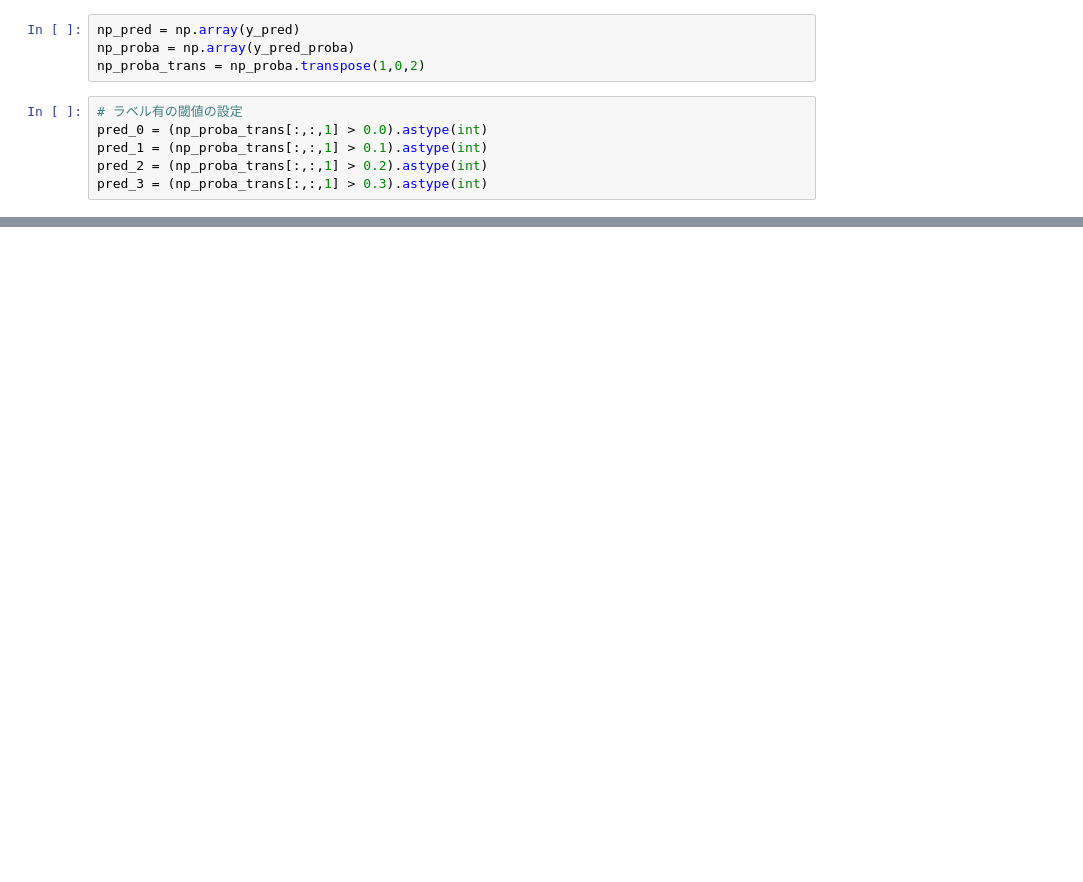
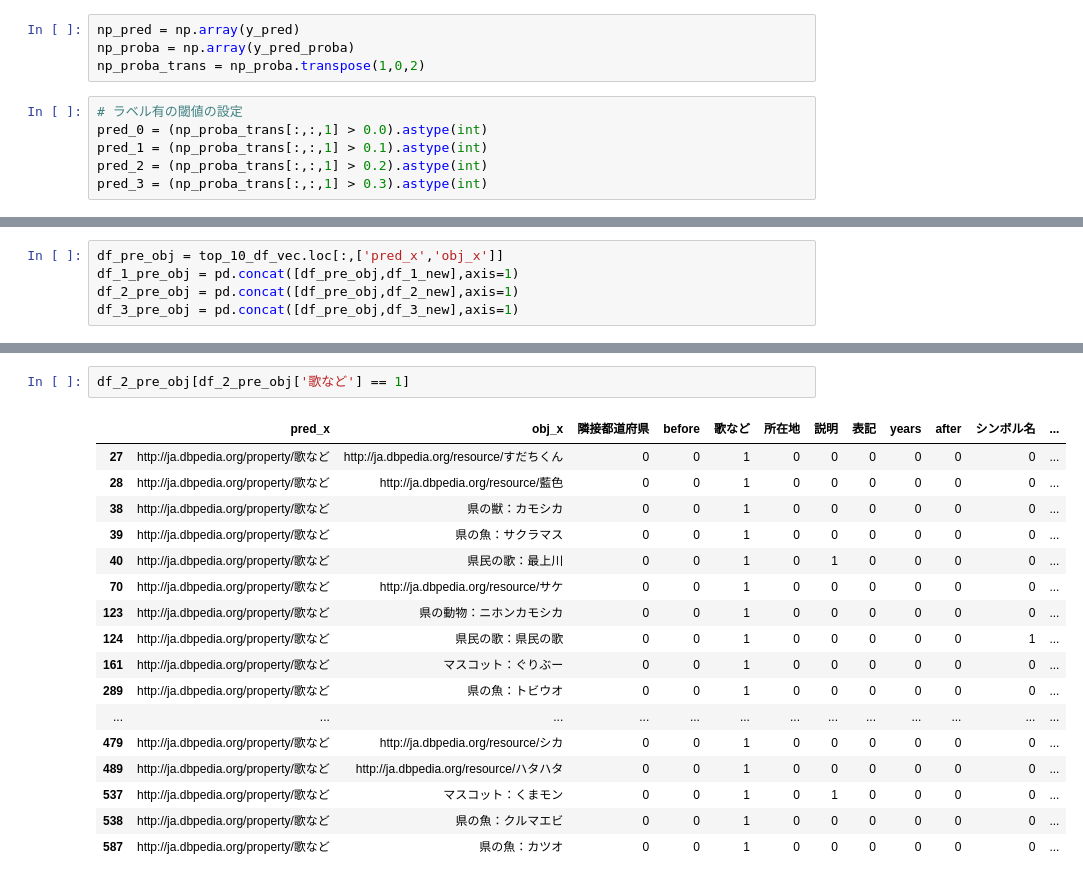
Before and after one commit to nallab/k208581_research, a Jupyter notebook: app/src/Multi-label/preprocessing.ipynb, the cells around one changed output, grey strips where cells are left out. Drawn from its saved outputs; the diff is of its cells as text; blank space fills up the shorter version.

```diff
--- a/app/src/Multi-label/preprocessing.ipynb
+++ b/app/src/Multi-label/preprocessing.ipynb
@@ -109,0 +139,5 @@ df_3 = pd.DataFrame(pred_3)
+# %%
+df_pre_obj = top_10_df_vec.loc[:,['pred_x','obj_x']]
+df_1_pre_obj = pd.concat([df_pre_obj,df_1_new],axis=1)
+df_2_pre_obj = pd.concat([df_pre_obj,df_2_new],axis=1)
+df_3_pre_obj = pd.concat([df_pre_obj,df_3_new],axis=1)
@@ -109,0 +150,20 @@ df_3 = pd.DataFrame(pred_3)
+# %%
+df_2_pre_obj[df_2_pre_obj['歌など'] == 1]
+# %% [output]
+|  | pred_x | obj_x | 隣接都道府県 | before | 歌など | 所在地 | 説明 | 表記 | years | after | シンボル名 | ... |
+| 27 | http://ja.dbpedia.org/property/歌など | http://ja.dbpedia.org/resource/すだちくん | 0 | 0 | 1 | 0 | 0 | 0 | 0 | 0 | 0 | ... |
+| 28 | http://ja.dbpedia.org/property/歌など | http://ja.dbpedia.org/resource/藍色 | 0 | 0 | 1 | 0 | 0 | 0 | 0 | 0 | 0 | ... |
+| 38 | http://ja.dbpedia.org/property/歌など | 県の獣：カモシカ | 0 | 0 | 1 | 0 | 0 | 0 | 0 | 0 | 0 | ... |
+| 39 | http://ja.dbpedia.org/property/歌など | 県の魚：サクラマス | 0 | 0 | 1 | 0 | 0 | 0 | 0 | 0 | 0 | ... |
+| 40 | http://ja.dbpedia.org/property/歌など | 県民の歌：最上川 | 0 | 0 | 1 | 0 | 1 | 0 | 0 | 0 | 0 | ... |
+| 70 | http://ja.dbpedia.org/property/歌など | http://ja.dbpedia.org/resource/サケ | 0 | 0 | 1 | 0 | 0 | 0 | 0 | 0 | 0 | ... |
+| 123 | http://ja.dbpedia.org/property/歌など | 県の動物：ニホンカモシカ | 0 | 0 | 1 | 0 | 0 | 0 | 0 | 0 | 0 | ... |
+| 124 | http://ja.dbpedia.org/property/歌など | 県民の歌：県民の歌 | 0 | 0 | 1 | 0 | 0 | 0 | 0 | 0 | 1 | ... |
+| 161 | http://ja.dbpedia.org/property/歌など | マスコット：ぐりぶー | 0 | 0 | 1 | 0 | 0 | 0 | 0 | 0 | 0 | ... |
+| 289 | http://ja.dbpedia.org/property/歌など | 県の魚：トビウオ | 0 | 0 | 1 | 0 | 0 | 0 | 0 | 0 | 0 | ... |
+| ... | ... | ... | ... | ... | ... | ... | ... | ... | ... | ... | ... | ... |
+| 479 | http://ja.dbpedia.org/property/歌など | http://ja.dbpedia.org/resource/シカ | 0 | 0 | 1 | 0 | 0 | 0 | 0 | 0 | 0 | ... |
+| 489 | http://ja.dbpedia.org/property/歌など | http://ja.dbpedia.org/resource/ハタハタ | 0 | 0 | 1 | 0 | 0 | 0 | 0 | 0 | 0 | ... |
+| 537 | http://ja.dbpedia.org/property/歌など | マスコット：くまモン | 0 | 0 | 1 | 0 | 1 | 0 | 0 | 0 | 0 | ... |
+| 538 | http://ja.dbpedia.org/property/歌など | 県の魚：クルマエビ | 0 | 0 | 1 | 0 | 0 | 0 | 0 | 0 | 0 | ... |
+| 587 | http://ja.dbpedia.org/property/歌など | 県の魚：カツオ | 0 | 0 | 1 | 0 | 0 | 0 | 0 | 0 | 0 | ... |
```
Also changed, not shown: parts of 23 cells of this notebook, 1 other file.
